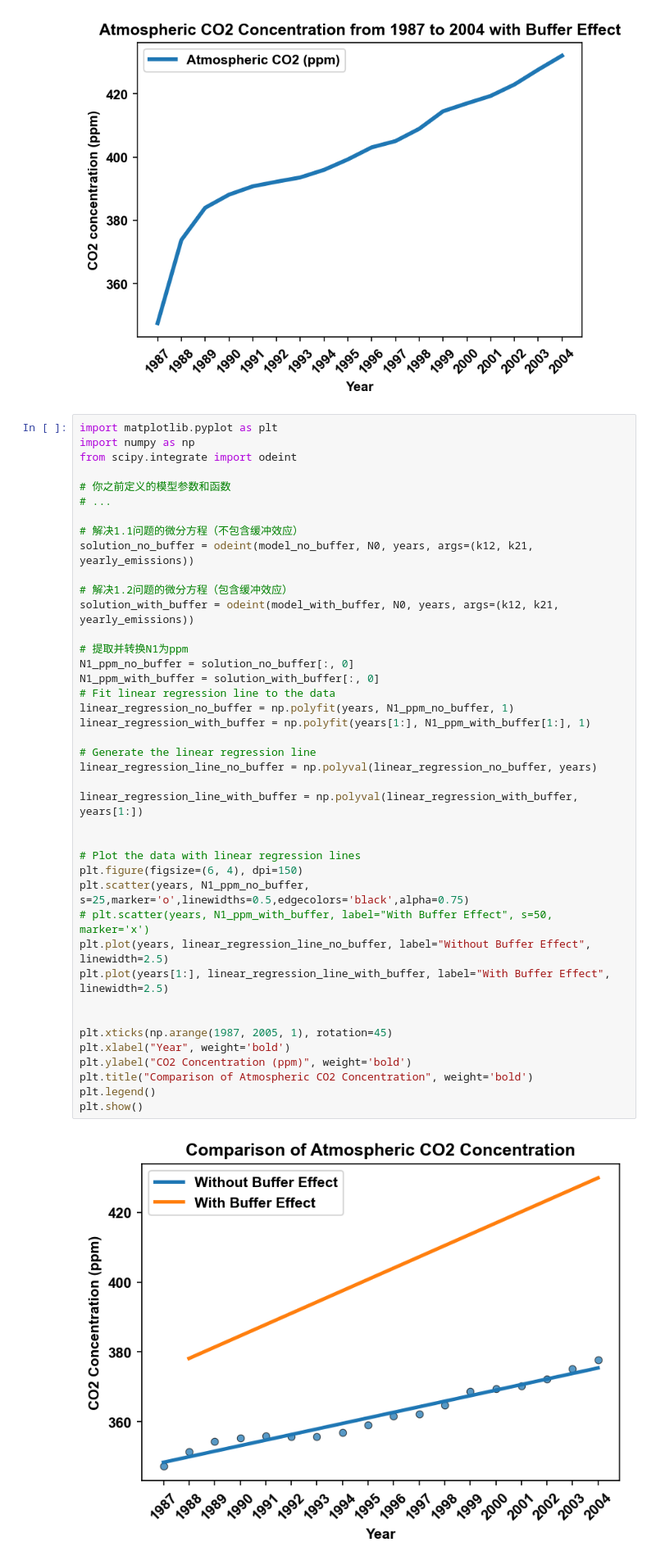
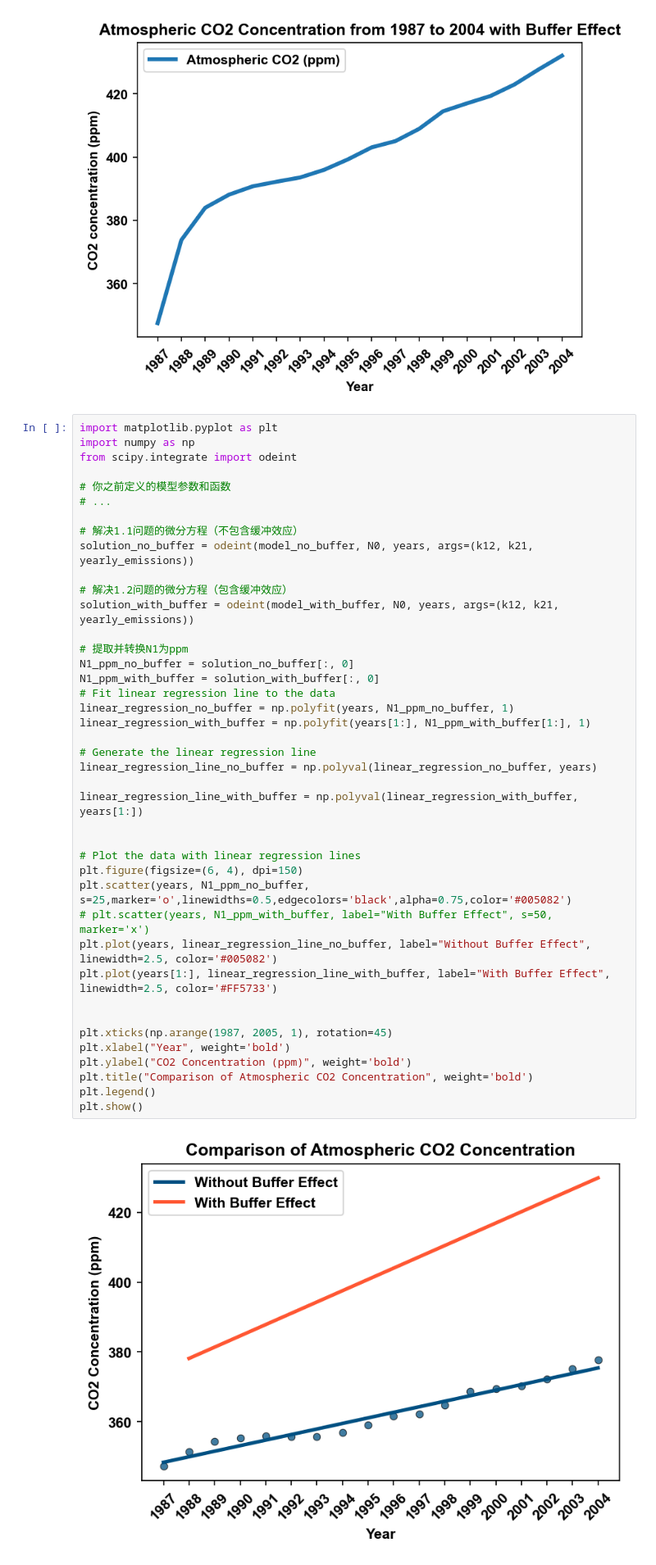
Before and after one commit to CingyQ/ESE5023_Assignments_12331318, a Jupyter notebook: PS5.ipynb, the cells around one changed output. Shown: that part at 82% size. Cells and saved outputs as stored; diff of their text form.

```diff
--- a/PS5.ipynb
+++ b/PS5.ipynb
@@ -141,34 +141,34 @@ from scipy.integrate import odeint
 solution_no_buffer = odeint(model_no_buffer, N0, years, args=(k12, k21, yearly_emissions))
 
 # 解决1.2问题的微分方程（包含缓冲效应）
 solution_with_buffer = odeint(model_with_buffer, N0, years, args=(k12, k21, yearly_emissions))
 
 # 提取并转换N1为ppm
 N1_ppm_no_buffer = solution_no_buffer[:, 0]
 N1_ppm_with_buffer = solution_with_buffer[:, 0]
 # Fit linear regression line to the data
 linear_regression_no_buffer = np.polyfit(years, N1_ppm_no_buffer, 1)
 linear_regression_with_buffer = np.polyfit(years[1:], N1_ppm_with_buffer[1:], 1)
 
 # Generate the linear regression line
 linear_regression_line_no_buffer = np.polyval(linear_regression_no_buffer, years)
 
 linear_regression_line_with_buffer = np.polyval(linear_regression_with_buffer, years[1:])
 
 
 # Plot the data with linear regression lines
 plt.figure(figsize=(6, 4), dpi=150)
-plt.scatter(years, N1_ppm_no_buffer,  s=25,marker='o',linewidths=0.5,edgecolors='black',alpha=0.75)
+plt.scatter(years, N1_ppm_no_buffer,  s=25,marker='o',linewidths=0.5,edgecolors='black',alpha=0.75,color='#005082')
 # plt.scatter(years, N1_ppm_with_buffer, label="With Buffer Effect", s=50, marker='x')
-plt.plot(years, linear_regression_line_no_buffer, label="Without Buffer Effect", linewidth=2.5)
-plt.plot(years[1:], linear_regression_line_with_buffer, label="With Buffer Effect", linewidth=2.5)
+plt.plot(years, linear_regression_line_no_buffer, label="Without Buffer Effect", linewidth=2.5, color='#005082')
+plt.plot(years[1:], linear_regression_line_with_buffer, label="With Buffer Effect", linewidth=2.5, color='#FF5733')
 
 
 plt.xticks(np.arange(1987, 2005, 1), rotation=45)
 plt.xlabel("Year", weight='bold')
 plt.ylabel("CO2 Concentration (ppm)", weight='bold')
 plt.title("Comparison of Atmospheric CO2 Concentration", weight='bold')
 plt.legend()
 plt.show()
 # %% [output]
-[figure, old version]
+[figure, new version]
```
Also changed, not shown: parts of 1 cell of this notebook, 4 other files.
